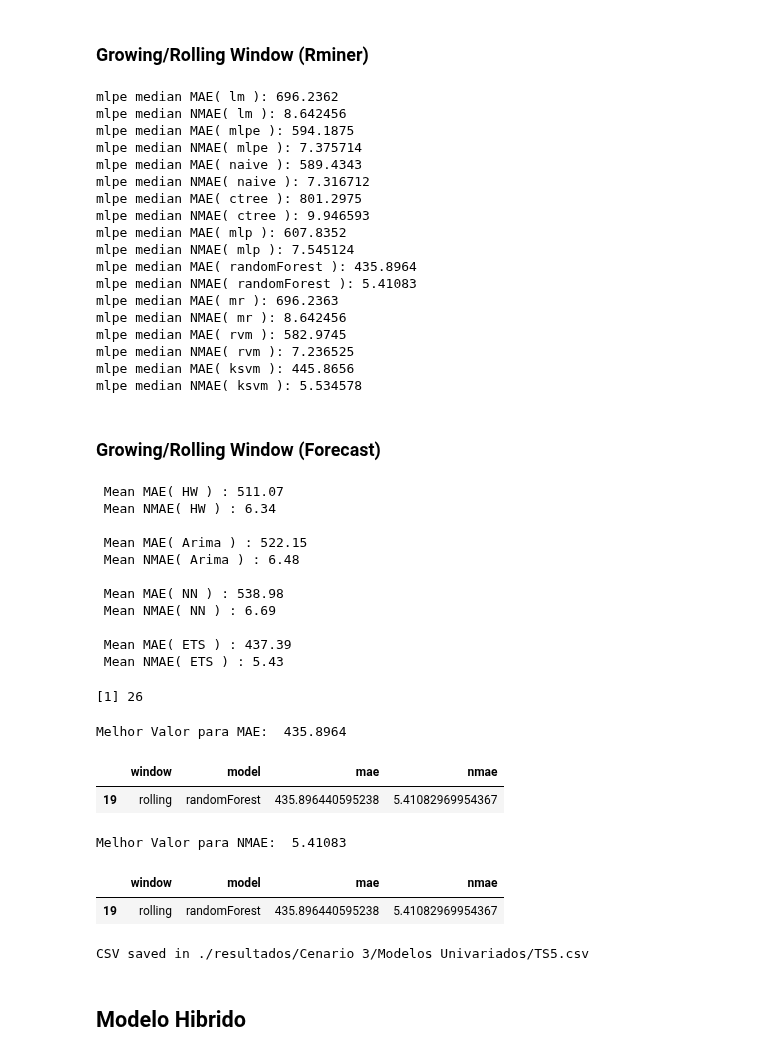
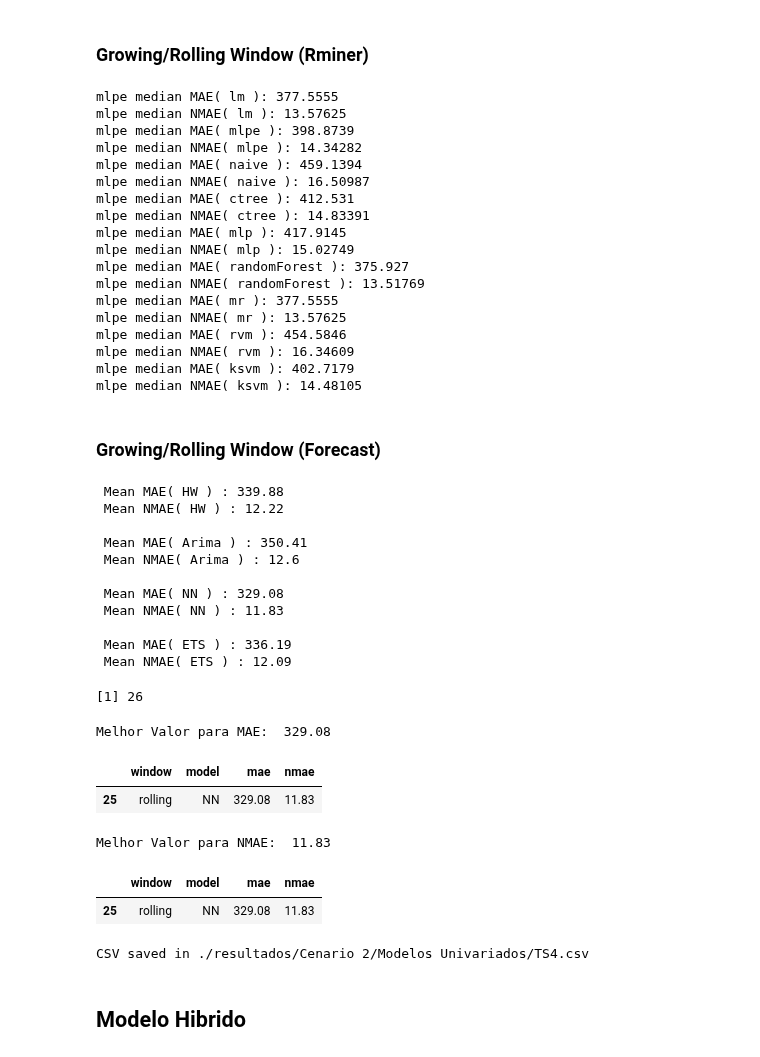
Before and after one commit to JoaoGuedes01/TIAPOSE_R_Data_Mining, a Jupyter notebook: Jupyter/Modeling (CRISP-DM).ipynb, the cells around one changed output. Cells and saved outputs as stored; diff of their text form; code cells hidden in the pictures.

```diff
--- a/Jupyter/Modeling (CRISP-DM).ipynb
+++ b/Jupyter/Modeling (CRISP-DM).ipynb
@@ -40,7 +40,7 @@ Registered S3 method overwritten by 'quantmod':
 ### Importar os Dados
 # %%
 # Importar os dados
-data <- read.csv(file = './cenarios/Cenario 3/TS5.csv')
+data <- read.csv(file = './cenarios/Cenario 2/TS4.csv')
 
 # Retirar a coluna X (Index)
 data = data %>% select(-X)
@@ -709,24 +709,24 @@ for (u in 1:length(models)) {
     resdf[nrow(resdf) + 1,] = c(window,models[u],mae,nmae)
 }
 # %% [output]
-mlpe median MAE( lm ): 696.2362
-mlpe median NMAE( lm ): 8.642456
-mlpe median MAE( mlpe ): 594.1875
-mlpe median NMAE( mlpe ): 7.375714
-mlpe median MAE( naive ): 589.4343
-mlpe median NMAE( naive ): 7.316712
-mlpe median MAE( ctree ): 801.2975
-mlpe median NMAE( ctree ): 9.946593
-mlpe median MAE( mlp ): 607.8352
-mlpe median NMAE( mlp ): 7.545124
-mlpe median MAE( randomForest ): 435.8964
-mlpe median NMAE( randomForest ): 5.41083
-mlpe median MAE( mr ): 696.2363
-mlpe median NMAE( mr ): 8.642456
-mlpe median MAE( rvm ): 582.9745
-mlpe median NMAE( rvm ): 7.236525
-mlpe median MAE( ksvm ): 445.8656
-mlpe median NMAE( ksvm ): 5.534578
+mlpe median MAE( lm ): 377.5555
+mlpe median NMAE( lm ): 13.57625
+mlpe median MAE( mlpe ): 398.8739
+mlpe median NMAE( mlpe ): 14.34282
+mlpe median MAE( naive ): 459.1394
+mlpe median NMAE( naive ): 16.50987
+mlpe median MAE( ctree ): 412.531
+mlpe median NMAE( ctree ): 14.83391
+mlpe median MAE( mlp ): 417.9145
+mlpe median NMAE( mlp ): 15.02749
+mlpe median MAE( randomForest ): 375.927
+mlpe median NMAE( randomForest ): 13.51769
+mlpe median MAE( mr ): 377.5555
+mlpe median NMAE( mr ): 13.57625
+mlpe median MAE( rvm ): 454.5846
+mlpe median NMAE( rvm ): 16.34609
+mlpe median MAE( ksvm ): 402.7179
+mlpe median NMAE( ksvm ): 14.48105
 # %% [markdown]
 ### Growing/Rolling Window (Forecast)
 # %%
@@ -767,17 +767,17 @@ for (u in 1:length(univarModels)){
     resdf[nrow(resdf) + 1,] = c(window,univarModel,mae,nmae)
 }
 # %% [output]
- Mean MAE( HW ) : 511.07
- Mean NMAE( HW ) : 6.34
+ Mean MAE( HW ) : 339.88
+ Mean NMAE( HW ) : 12.22
 
- Mean MAE( Arima ) : 522.15
- Mean NMAE( Arima ) : 6.48
+ Mean MAE( Arima ) : 350.41
+ Mean NMAE( Arima ) : 12.6
 
- Mean MAE( NN ) : 538.98
- Mean NMAE( NN ) : 6.69
+ Mean MAE( NN ) : 329.08
+ Mean NMAE( NN ) : 11.83
 
- Mean MAE( ETS ) : 437.39
- Mean NMAE( ETS ) : 5.43
+ Mean MAE( ETS ) : 336.19
+ Mean NMAE( ETS ) : 12.09
 # %%
 nrow(resdf)
 # %% [output]
@@ -785,27 +785,27 @@ nrow(resdf)
 # %%
 # Lowest MAE Value in Hibrid Modeling
 lowestmae = min(as.numeric(resdf[,3]))
 cat("Melhor Valor para MAE: ", lowestmae)
 # Encontrar as linhas que possuem o menor valor para MAE
 resdf[resdf$mae %in%lowestmae,]
 
 # Lowest NMAE Value in Hibrid Modeling
 lowestnmae = min(as.numeric(resdf[,4]))
 cat("Melhor Valor para NMAE: ", lowestnmae)
 # Encontrar as linhas que possuem o menor valor para NMAE
 resdf[resdf$nmae %in% lowestnmae,]
 
 
 # Save the Results
-saveResults('3',"u",'5')
+saveResults('2',"u",'4')
 # %% [output]
-Melhor Valor para MAE:  435.8964
+Melhor Valor para MAE:  329.08
 |  | window | model | mae | nmae |
-| 19 | rolling | randomForest | 435.896440595238 | 5.41082969954367 |
+| 25 | rolling | NN | 329.08 | 11.83 |
-Melhor Valor para NMAE:  5.41083
+Melhor Valor para NMAE:  11.83
 |  | window | model | mae | nmae |
-| 19 | rolling | randomForest | 435.896440595238 | 5.41082969954367 |
+| 25 | rolling | NN | 329.08 | 11.83 |
-CSV saved in ./resultados/Cenario 3/Modelos Univariados/TS5.csv
+CSV saved in ./resultados/Cenario 2/Modelos Univariados/TS4.csv
 # %% [markdown]
 ## Modelo Hibrido
 # %%
```
Also changed, not shown: parts of 5 cells of this notebook, 2 other files.
